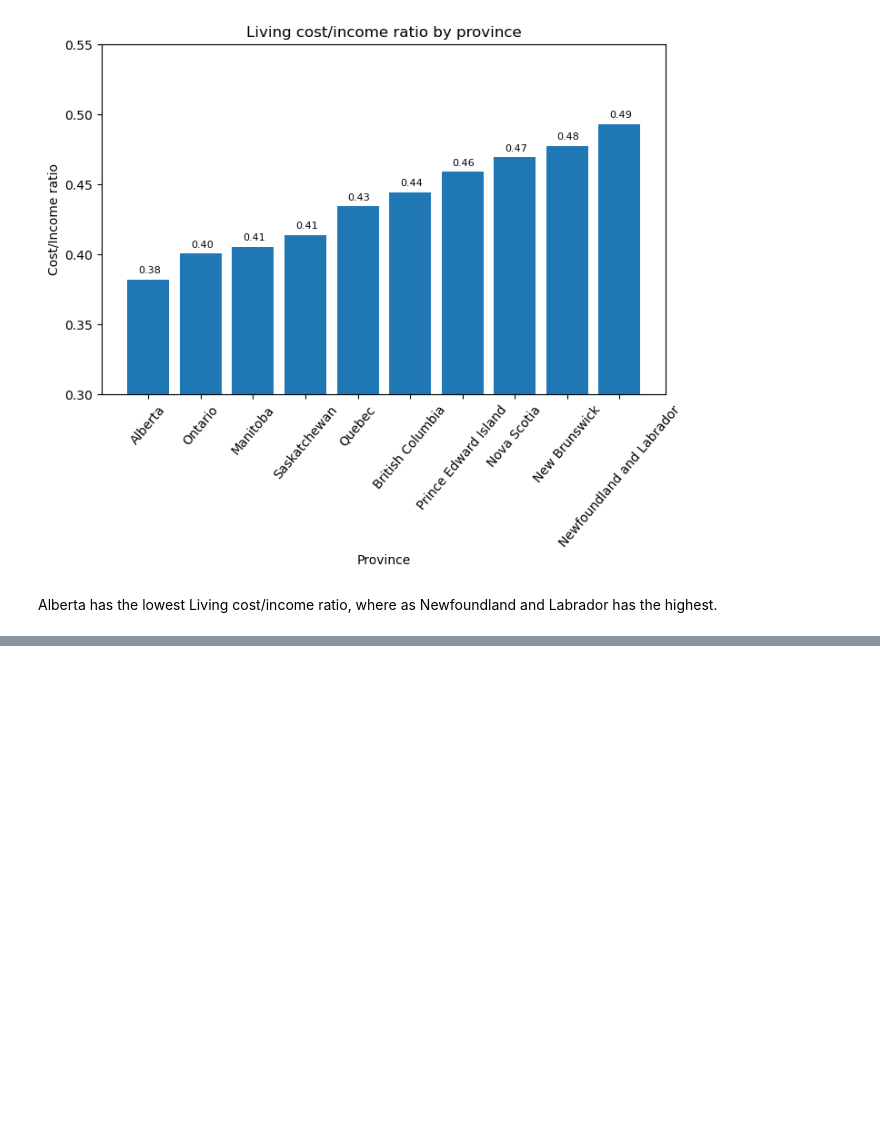
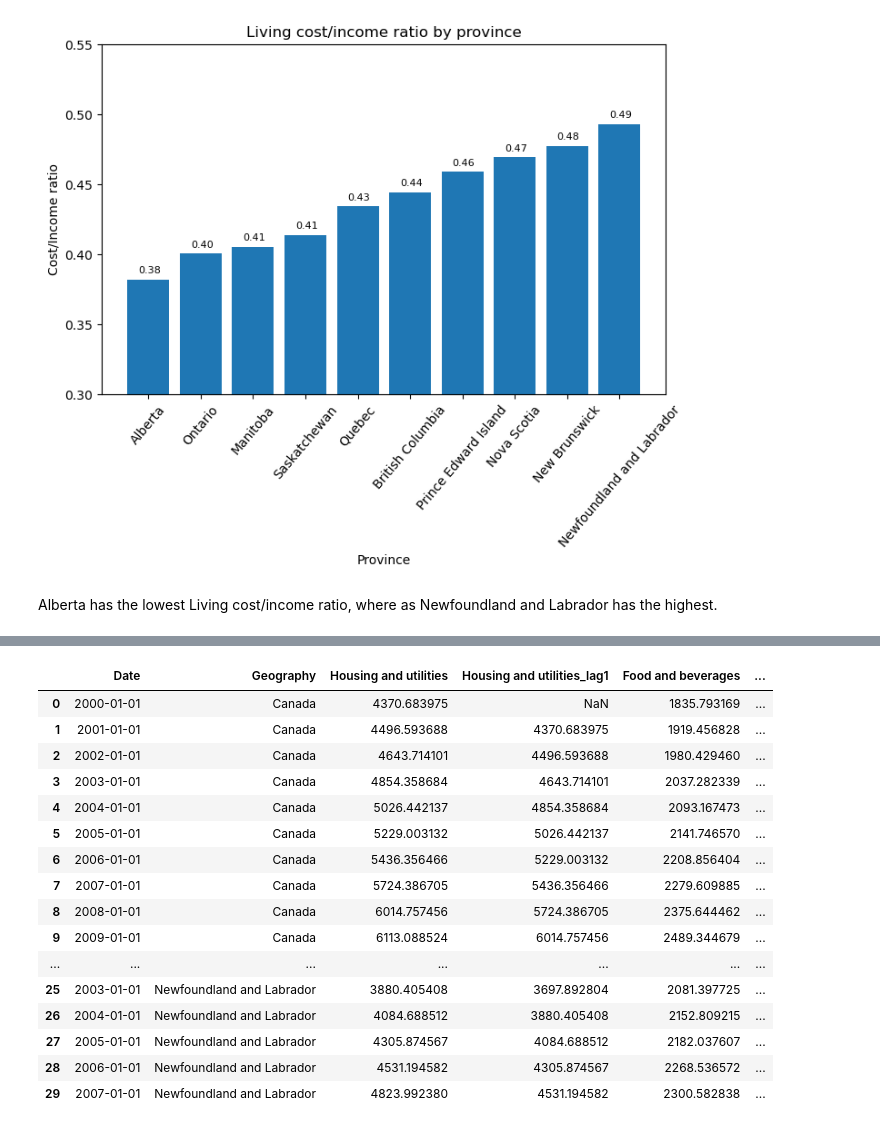
Before and after one commit to XutongJiang/323-Final-Project, a Jupyter notebook: Immigration to Canada.ipynb, the cells around one changed output, grey strips where cells are left out. Drawn from its saved outputs; the diff is of its cells as text; code cells hidden in the pictures; blank space fills up the shorter version.

```diff
--- a/Immigration to Canada.ipynb
+++ b/Immigration to Canada.ipynb
@@ -354,0 +359,6 @@ Alberta has the lowest Living cost/income ratio, where as Newfoundland and Labra
+# %%
+individual_consumption_t = individual_consumption.reset_index()
+# Parsing datetimes
+individual_consumption_t["Date"] = pd.to_datetime(individual_consumption_t["Time"])
+individual_consumption_t = individual_consumption_t.drop("Time", axis=1)
+individual_consumption_t.head()
@@ -354,0 +376,47 @@ Alberta has the lowest Living cost/income ratio, where as Newfoundland and Labra
+# %%
+# add lag-based features
+def create_lag_feature(df, orig_feature, lag):
+    new_df = df.copy()
+    new_feature_name = "%s_lag%d" % (orig_feature, lag)
+    new_df[new_feature_name] = np.nan
+    for location, df_location in new_df.groupby(
+        "Geography"
+    ):  # Each location is its own time series
+        new_df.loc[df_location.index[lag:], new_feature_name] = df_location.iloc[:-lag][
+            orig_feature
+        ].values
+    return new_df
+
+individual_consumption_modified = create_lag_feature(individual_consumption_t, "Housing and utilities", 1)
+individual_consumption_modified = create_lag_feature(individual_consumption_modified, "Food and beverages", 1)
+individual_consumption_modified = create_lag_feature(individual_consumption_modified, "Transport", 1)
+
+individual_consumption_modified[
+    ["Date",
+     "Geography",
+     "Housing and utilities",
+     "Housing and utilities_lag1",
+     "Food and beverages",
+     "Food and beverages_lag1",
+     "Transport",
+     "Transport_lag1",
+    ]
+][:30]
+# %% [output]
+|  | Date | Geography | Housing and utilities | Housing and utilities_lag1 | Food and beverages | ... |
+| 0 | 2000-01-01 | Canada | 4370.683975 | NaN | 1835.793169 | ... |
+| 1 | 2001-01-01 | Canada | 4496.593688 | 4370.683975 | 1919.456828 | ... |
+| 2 | 2002-01-01 | Canada | 4643.714101 | 4496.593688 | 1980.429460 | ... |
+| 3 | 2003-01-01 | Canada | 4854.358684 | 4643.714101 | 2037.282339 | ... |
+| 4 | 2004-01-01 | Canada | 5026.442137 | 4854.358684 | 2093.167473 | ... |
+| 5 | 2005-01-01 | Canada | 5229.003132 | 5026.442137 | 2141.746570 | ... |
+| 6 | 2006-01-01 | Canada | 5436.356466 | 5229.003132 | 2208.856404 | ... |
+| 7 | 2007-01-01 | Canada | 5724.386705 | 5436.356466 | 2279.609885 | ... |
+| 8 | 2008-01-01 | Canada | 6014.757456 | 5724.386705 | 2375.644462 | ... |
+| 9 | 2009-01-01 | Canada | 6113.088524 | 6014.757456 | 2489.344679 | ... |
+| ... | ... | ... | ... | ... | ... | ... |
+| 25 | 2003-01-01 | Newfoundland and Labrador | 3880.405408 | 3697.892804 | 2081.397725 | ... |
+| 26 | 2004-01-01 | Newfoundland and Labrador | 4084.688512 | 3880.405408 | 2152.809215 | ... |
+| 27 | 2005-01-01 | Newfoundland and Labrador | 4305.874567 | 4084.688512 | 2182.037607 | ... |
+| 28 | 2006-01-01 | Newfoundland and Labrador | 4531.194582 | 4305.874567 | 2268.536572 | ... |
+| 29 | 2007-01-01 | Newfoundland and Labrador | 4823.992380 | 4531.194582 | 2300.582838 | ... |
```
Also changed, not shown: parts of 19 cells of this notebook.
